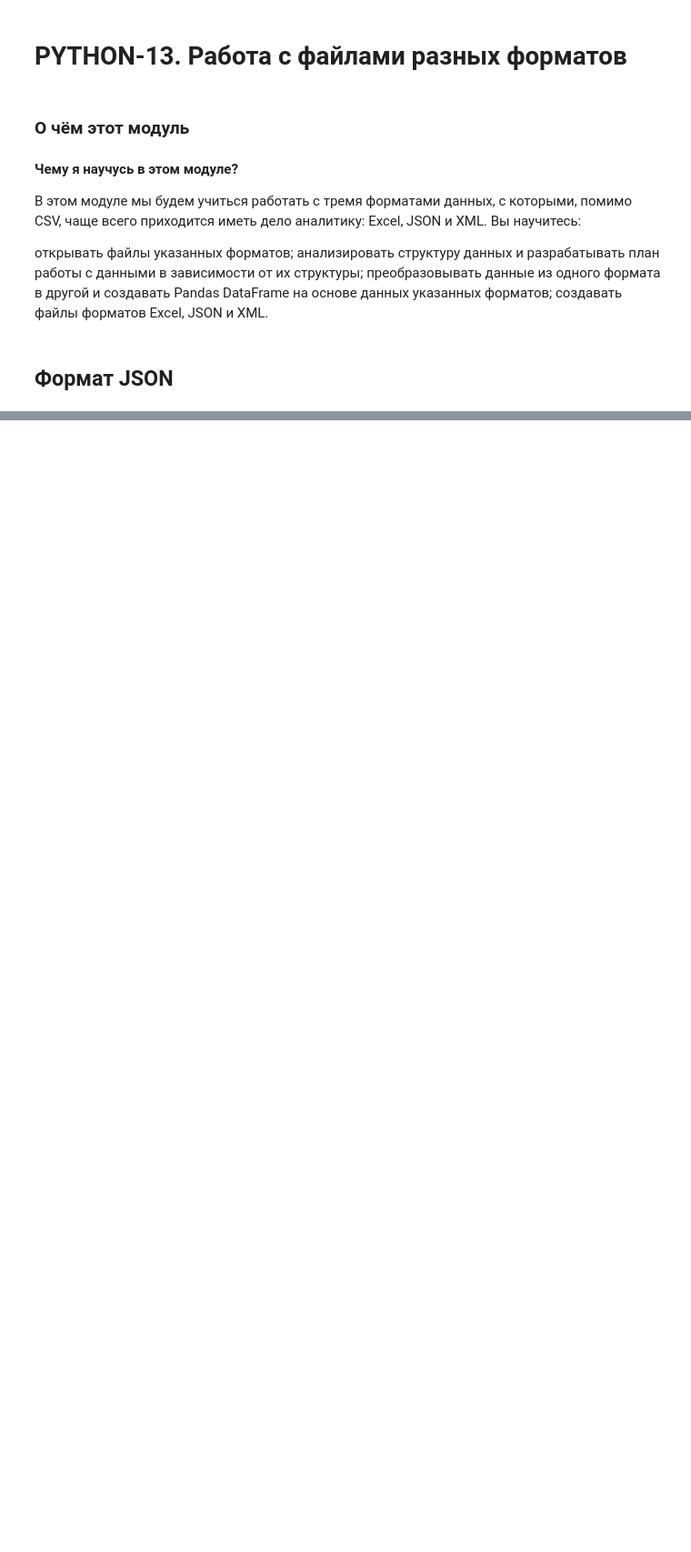
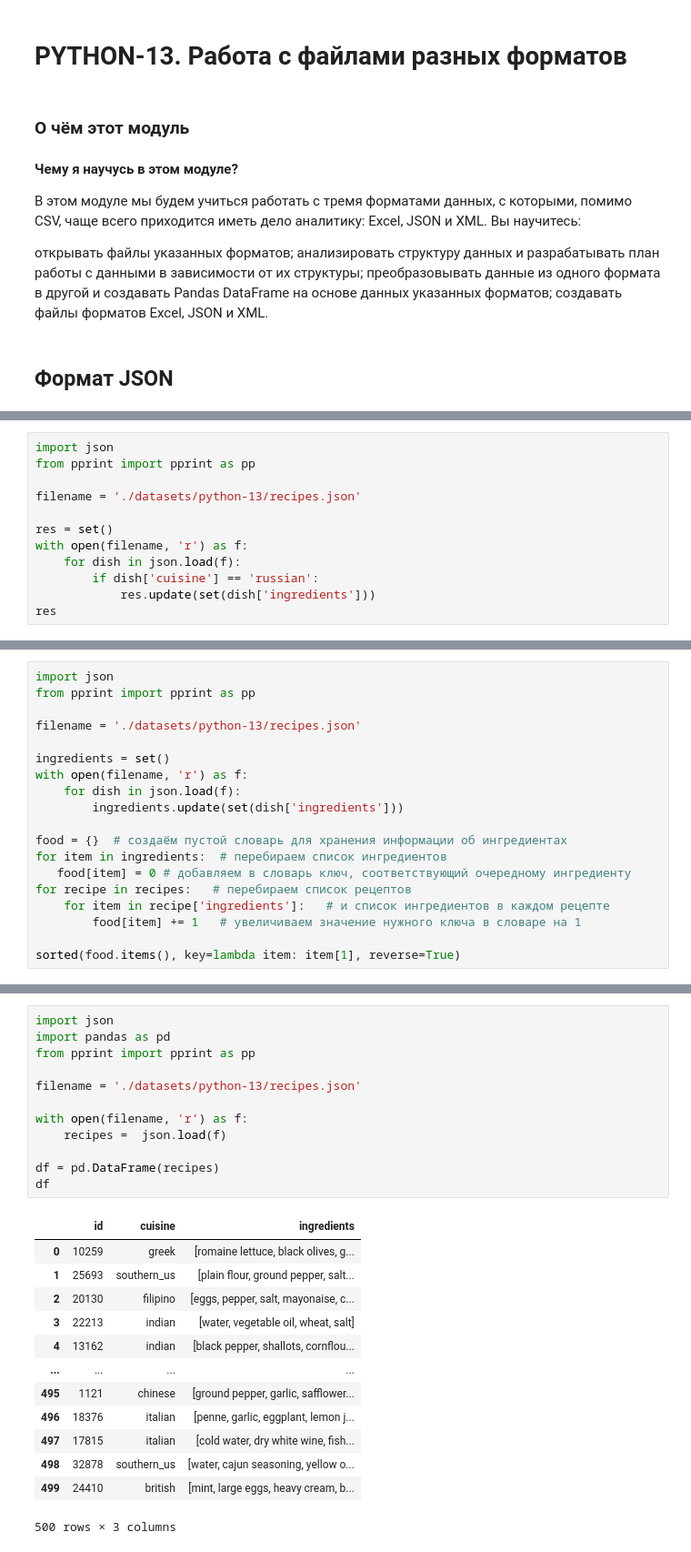
Before and after one commit to bi01/skillfactory_ds, a Jupyter notebook: Unit-3. Введение в машинное обучение/PYTHON-13.ipynb, the cells around one changed output, grey strips where cells are left out. Shown at 91% size. Cells and saved outputs as stored; diff of their text form; blank space fills up the shorter version.

```diff
--- a/Unit-3. Введение в машинное обучение/PYTHON-13.ipynb
+++ b/Unit-3. Введение в машинное обучение/PYTHON-13.ipynb
@@ -20,0 +191,12 @@ from pprint import pprint
+# %%
+import json
+from pprint import pprint as pp
+
+filename = './datasets/python-13/recipes.json'
+
+res = set()
+with open(filename, 'r') as f:
+    for dish in json.load(f):
+        if dish['cuisine'] == 'russian':
+            res.update(set(dish['ingredients']))
+res
@@ -20,0 +250,19 @@ from pprint import pprint
+# %%
+import json
+from pprint import pprint as pp
+
+filename = './datasets/python-13/recipes.json'
+
+ingredients = set()
+with open(filename, 'r') as f:
+    for dish in json.load(f):
+        ingredients.update(set(dish['ingredients']))
+
+food = {}  # создаём пустой словарь для хранения информации об ингредиентах
+for item in ingredients:  # перебираем список ингредиентов
+   food[item] = 0 # добавляем в словарь ключ, соответствующий очередному ингредиенту
+for recipe in recipes:   # перебираем список рецептов
+    for item in recipe['ingredients']:   # и список ингредиентов в каждом рецепте
+        food[item] += 1   # увеличиваем значение нужного ключа в словаре на 1
+
+sorted(food.items(), key=lambda item: item[1], reverse=True)
@@ -20,0 +291,26 @@ from pprint import pprint
+# %%
+import json
+import pandas as pd
+from pprint import pprint as pp
+
+filename = './datasets/python-13/recipes.json'
+
+with open(filename, 'r') as f:
+    recipes =  json.load(f)
+
+df = pd.DataFrame(recipes)
+df
+# %% [output]
+|  | id | cuisine | ingredients |
+| 0 | 10259 | greek | [romaine lettuce, black olives, g... |
+| 1 | 25693 | southern_us | [plain flour, ground pepper, salt... |
+| 2 | 20130 | filipino | [eggs, pepper, salt, mayonaise, c... |
+| 3 | 22213 | indian | [water, vegetable oil, wheat, salt] |
+| 4 | 13162 | indian | [black pepper, shallots, cornflou... |
+| ... | ... | ... | ... |
+| 495 | 1121 | chinese | [ground pepper, garlic, safflower... |
+| 496 | 18376 | italian | [penne, garlic, eggplant, lemon j... |
+| 497 | 17815 | italian | [cold water, dry white wine, fish... |
+| 498 | 32878 | southern_us | [water, cajun seasoning, yellow o... |
+| 499 | 24410 | british | [mint, large eggs, heavy cream, b... |
+500 rows × 3 columns
```
Also changed, not shown: parts of 31 cells of this notebook.
